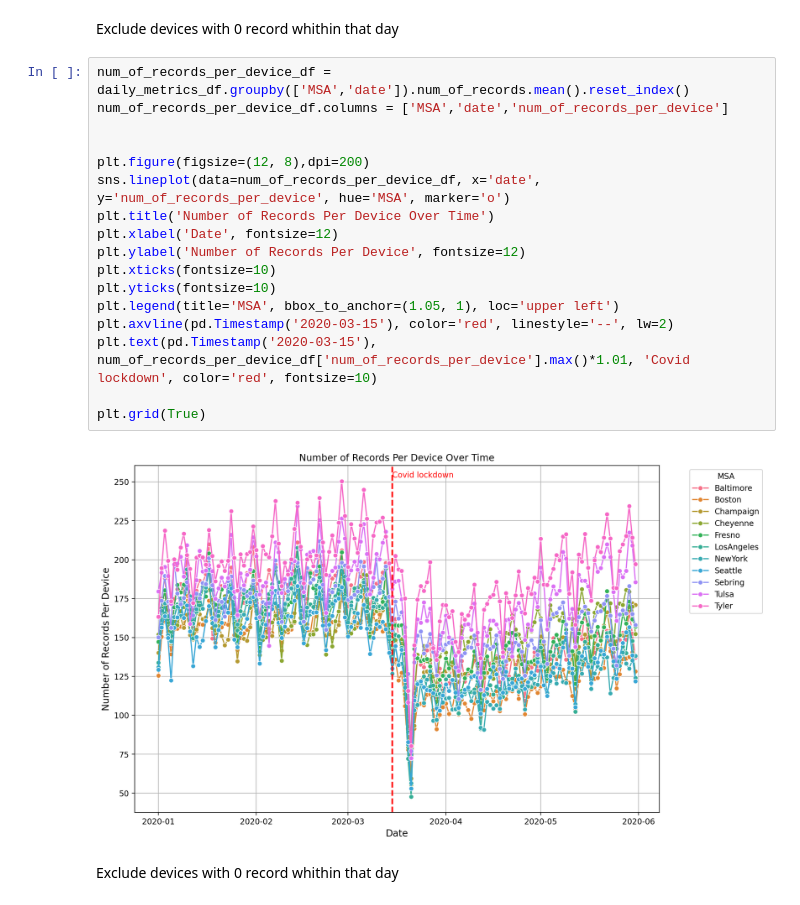
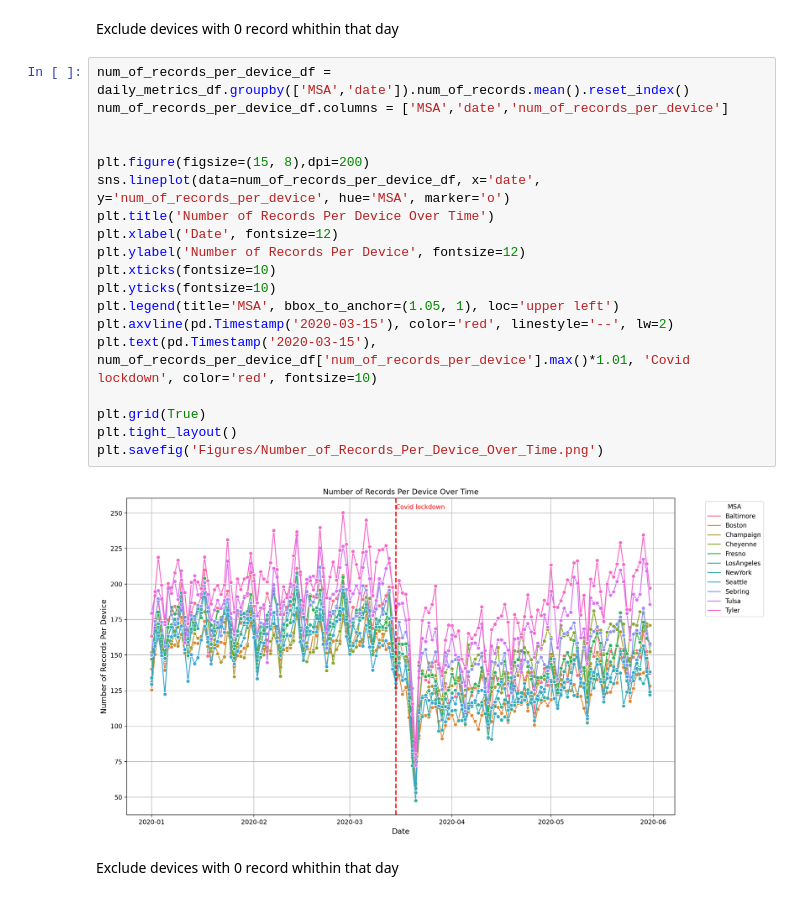
Before and after one commit to bigdata4mobility/reviewpaper, a Jupyter notebook: xinhua/02-plot.ipynb, the cells around one changed output. Drawn from its saved outputs; the diff is of its cells as text.

Commit message:
update figures

```diff
--- a/xinhua/02-plot.ipynb
+++ b/xinhua/02-plot.ipynb
@@ -83,22 +85,24 @@ Exclude devices with 0 record whithin that day
 # %%
 num_of_records_per_device_df = daily_metrics_df.groupby(['MSA','date']).num_of_records.mean().reset_index()
 num_of_records_per_device_df.columns = ['MSA','date','num_of_records_per_device']
 
 
-plt.figure(figsize=(12, 8),dpi=200)
+plt.figure(figsize=(15, 8),dpi=200)
 sns.lineplot(data=num_of_records_per_device_df, x='date', y='num_of_records_per_device', hue='MSA', marker='o')
 plt.title('Number of Records Per Device Over Time')
 plt.xlabel('Date', fontsize=12)
 plt.ylabel('Number of Records Per Device', fontsize=12)
 plt.xticks(fontsize=10)
 plt.yticks(fontsize=10)
 plt.legend(title='MSA', bbox_to_anchor=(1.05, 1), loc='upper left')
 plt.axvline(pd.Timestamp('2020-03-15'), color='red', linestyle='--', lw=2)
 plt.text(pd.Timestamp('2020-03-15'), num_of_records_per_device_df['num_of_records_per_device'].max()*1.01, 'Covid lockdown', color='red', fontsize=10)
 
 plt.grid(True)
+plt.tight_layout()
+plt.savefig('Figures/Number_of_Records_Per_Device_Over_Time.png')
 # %% [output]
-[figure, old version]
+[figure, new version]
 # %% [markdown]
 Exclude devices with 0 record whithin that day
 # %%
```
Also changed, not shown: parts of 10 cells of this notebook, 11 other files.
